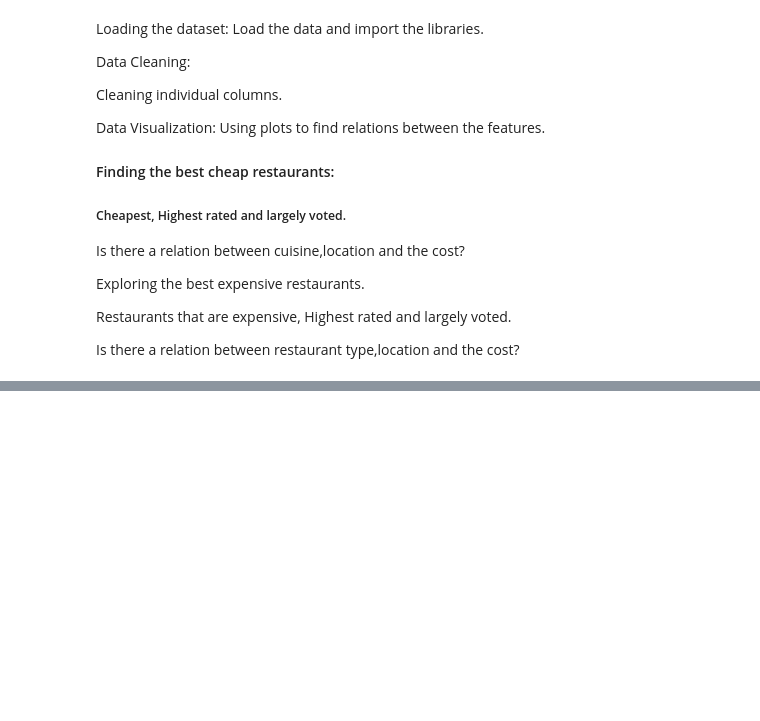
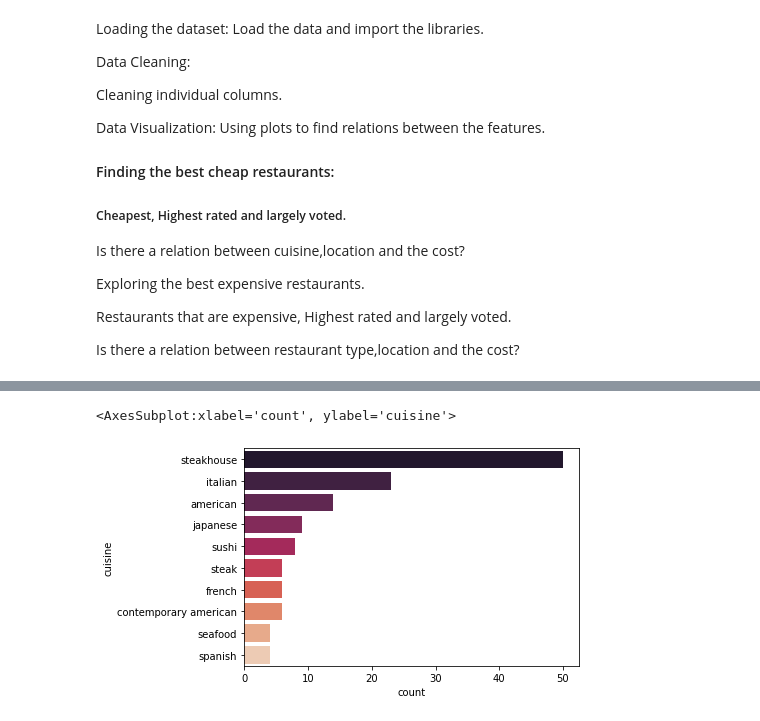
Before and after one commit to madeleine68/opentable, a Jupyter notebook: opentable_analysis.ipynb, the cells around one changed output, grey strips where cells are left out. Cells and saved outputs as stored; diff of their text form; code cells hidden in the pictures; blank space fills up the shorter version.

```diff
--- a/opentable_analysis.ipynb
+++ b/opentable_analysis.ipynb
@@ -959,0 +1016,8 @@ Is there a relation between restaurant type,location and the cost?
+# %%
+a=df1[(df1['price']=="$50 and over")]
+# %%
+sns.countplot(y="cuisine", data=a, order=a["cuisine"].value_counts().iloc[:10].index,
+                 palette="rocket", orient="v")
+# %% [output]
+<AxesSubplot:xlabel='count', ylabel='cuisine'>
+[figure, added]
```
Also changed, not shown: parts of 29 cells of this notebook, 7 other files.
